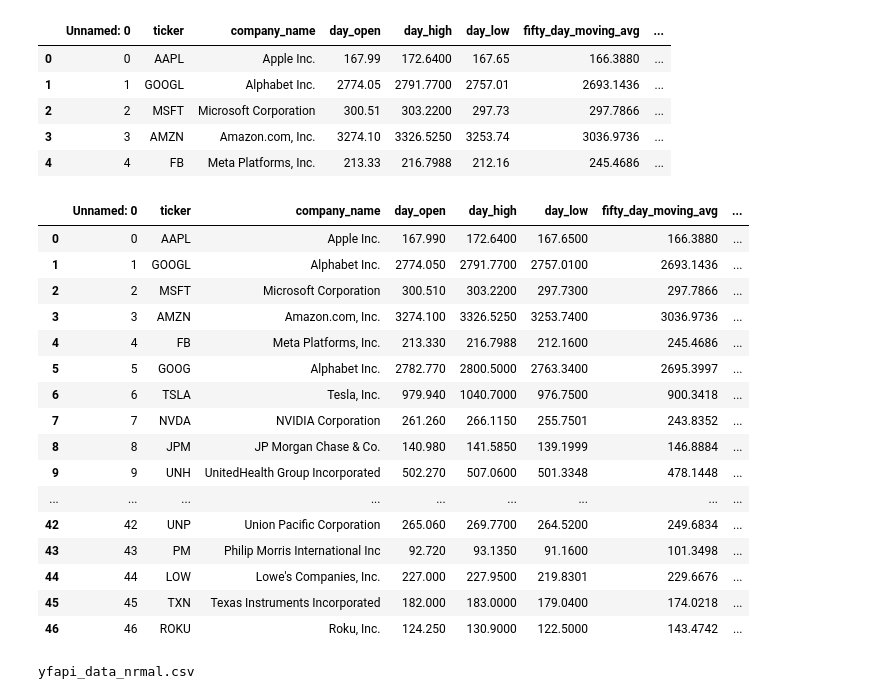
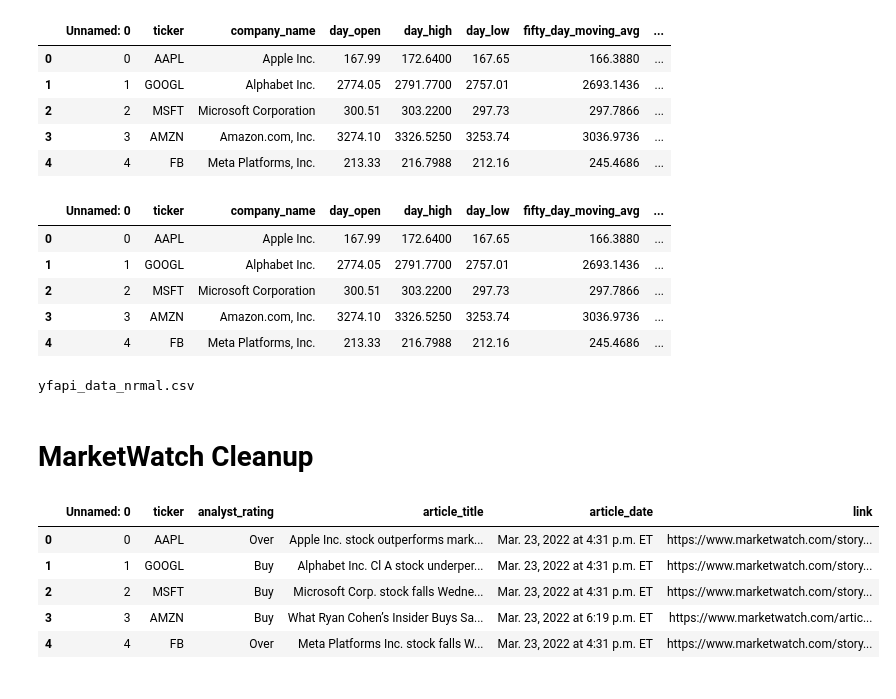
Before and after one commit to billywiltshire77/NWBC-Project2-Group2, a Jupyter notebook: yfapi_data_normal.ipynb, the cells around one changed output. Saved outputs shown, nothing was run; the diff lists cells and outputs as text; code cells hidden in the pictures.

```diff
--- a/yfapi_data_normal.ipynb
+++ b/yfapi_data_normal.ipynb
@@ -49,6 +54,7 @@ file_one_df.head()
 | 3 | 3 | AMZN | Amazon.com, Inc. | 3274.10 | 3326.5250 | 3253.74 | 3036.9736 | ... |
 | 4 | 4 | FB | Meta Platforms, Inc. | 213.33 | 216.7988 | 212.16 | 245.4686 | ... |
 # %%
+# Iterate through the rows and assign a normalized value for the analyst rating to compare across data sets
 for index, row in file_one_df.iterrows():
     rating = row['rating']
 
@@ -65,25 +71,14 @@ for index, row in file_one_df.iterrows():
 
     file_one_df.loc[index, 'norm_rating'] = norm_rating
 
-file_one_df
+file_one_df.head()
 # %% [output]
 |  | Unnamed: 0 | ticker | company_name | day_open | day_high | day_low | fifty_day_moving_avg | ... |
-| 0 | 0 | AAPL | Apple Inc. | 167.990 | 172.6400 | 167.6500 | 166.3880 | ... |
-| 1 | 1 | GOOGL | Alphabet Inc. | 2774.050 | 2791.7700 | 2757.0100 | 2693.1436 | ... |
-| 2 | 2 | MSFT | Microsoft Corporation | 300.510 | 303.2200 | 297.7300 | 297.7866 | ... |
-| 3 | 3 | AMZN | Amazon.com, Inc. | 3274.100 | 3326.5250 | 3253.7400 | 3036.9736 | ... |
-| 4 | 4 | FB | Meta Platforms, Inc. | 213.330 | 216.7988 | 212.1600 | 245.4686 | ... |
-| 5 | 5 | GOOG | Alphabet Inc. | 2782.770 | 2800.5000 | 2763.3400 | 2695.3997 | ... |
-| 6 | 6 | TSLA | Tesla, Inc. | 979.940 | 1040.7000 | 976.7500 | 900.3418 | ... |
-| 7 | 7 | NVDA | NVIDIA Corporation | 261.260 | 266.1150 | 255.7501 | 243.8352 | ... |
-| 8 | 8 | JPM | JP Morgan Chase & Co. | 140.980 | 141.5850 | 139.1999 | 146.8884 | ... |
-| 9 | 9 | UNH | UnitedHealth Group Incorporated | 502.270 | 507.0600 | 501.3348 | 478.1448 | ... |
-| ... | ... | ... | ... | ... | ... | ... | ... | ... |
-| 42 | 42 | UNP | Union Pacific Corporation | 265.060 | 269.7700 | 264.5200 | 249.6834 | ... |
-| 43 | 43 | PM | Philip Morris International Inc | 92.720 | 93.1350 | 91.1600 | 101.3498 | ... |
-| 44 | 44 | LOW | Lowe's Companies, Inc. | 227.000 | 227.9500 | 219.8301 | 229.6676 | ... |
-| 45 | 45 | TXN | Texas Instruments Incorporated | 182.000 | 183.0000 | 179.0400 | 174.0218 | ... |
-| 46 | 46 | ROKU | Roku, Inc. | 124.250 | 130.9000 | 122.5000 | 143.4742 | ... |
+| 0 | 0 | AAPL | Apple Inc. | 167.99 | 172.6400 | 167.65 | 166.3880 | ... |
+| 1 | 1 | GOOGL | Alphabet Inc. | 2774.05 | 2791.7700 | 2757.01 | 2693.1436 | ... |
+| 2 | 2 | MSFT | Microsoft Corporation | 300.51 | 303.2200 | 297.73 | 297.7866 | ... |
+| 3 | 3 | AMZN | Amazon.com, Inc. | 3274.10 | 3326.5250 | 3253.74 | 3036.9736 | ... |
+| 4 | 4 | FB | Meta Platforms, Inc. | 213.33 | 216.7988 | 212.16 | 245.4686 | ... |
 # %%
 # Export file as a CSV, without the Pandas index, but with the header
 output_path = os.path.join("yfapi_data_nrmal.csv")
@@ -91,3 +86,5 @@ file_one_df.to_csv(output_path, index=False, header=True)
 print(output_path)
 # %% [output]
 yfapi_data_nrmal.csv
+# %% [markdown]
+# MarketWatch Cleanup
@@ -93,0 +94,11 @@ yfapi_data_nrmal.csv
+# %%
+# Read our Data file with the pandas library
+file_two_df = pd.read_csv(file_two, encoding="UTF-8")
+file_two_df.head(5)
+# %% [output]
+|  | Unnamed: 0 | ticker | analyst_rating | article_title | article_date | link |
+| 0 | 0 | AAPL | Over | Apple Inc. stock outperforms mark... | Mar. 23, 2022 at 4:31 p.m. ET | https://www.marketwatch.com/story... |
+| 1 | 1 | GOOGL | Buy | Alphabet Inc. Cl A stock underper... | Mar. 23, 2022 at 4:31 p.m. ET | https://www.marketwatch.com/story... |
+| 2 | 2 | MSFT | Buy | Microsoft Corp. stock falls Wedne... | Mar. 23, 2022 at 4:31 p.m. ET | https://www.marketwatch.com/story... |
+| 3 | 3 | AMZN | Buy | What Ryan Cohen’s Insider Buys Sa... | Mar. 23, 2022 at 6:19 p.m. ET | https://www.marketwatch.com/artic... |
+| 4 | 4 | FB | Over | Meta Platforms Inc. stock falls W... | Mar. 23, 2022 at 4:31 p.m. ET | https://www.marketwatch.com/story... |
```
Also changed, not shown: parts of 8 cells of this notebook, 1 other file.
